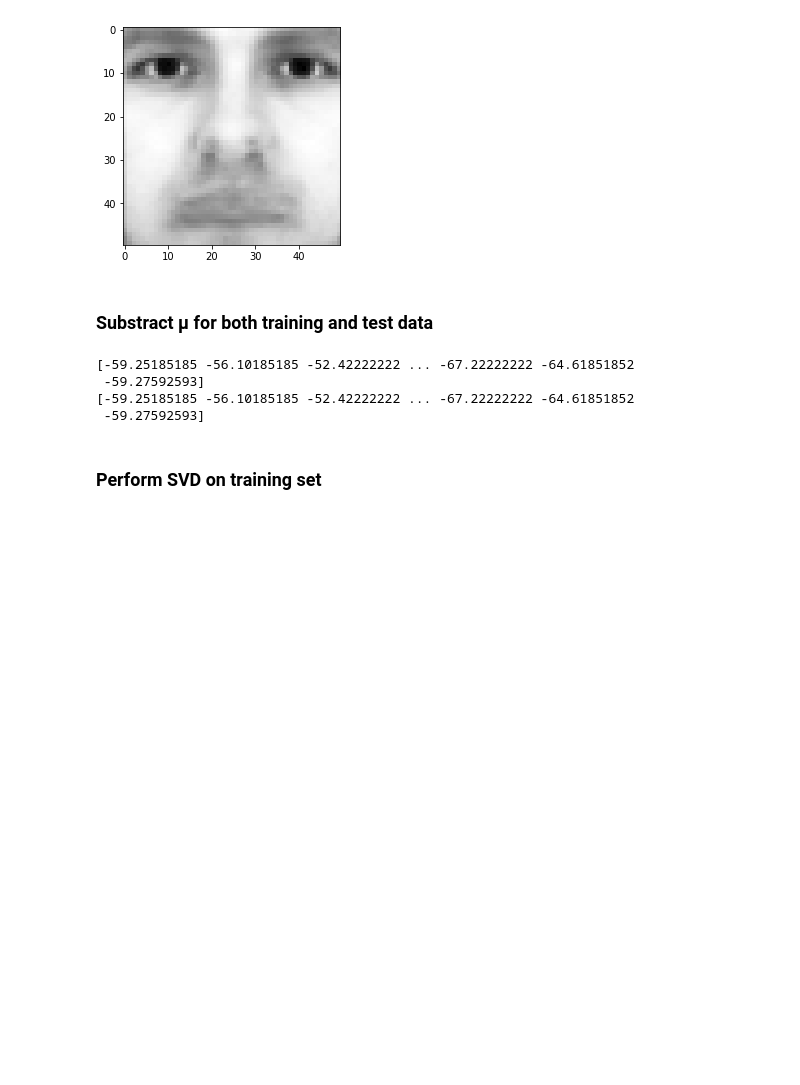
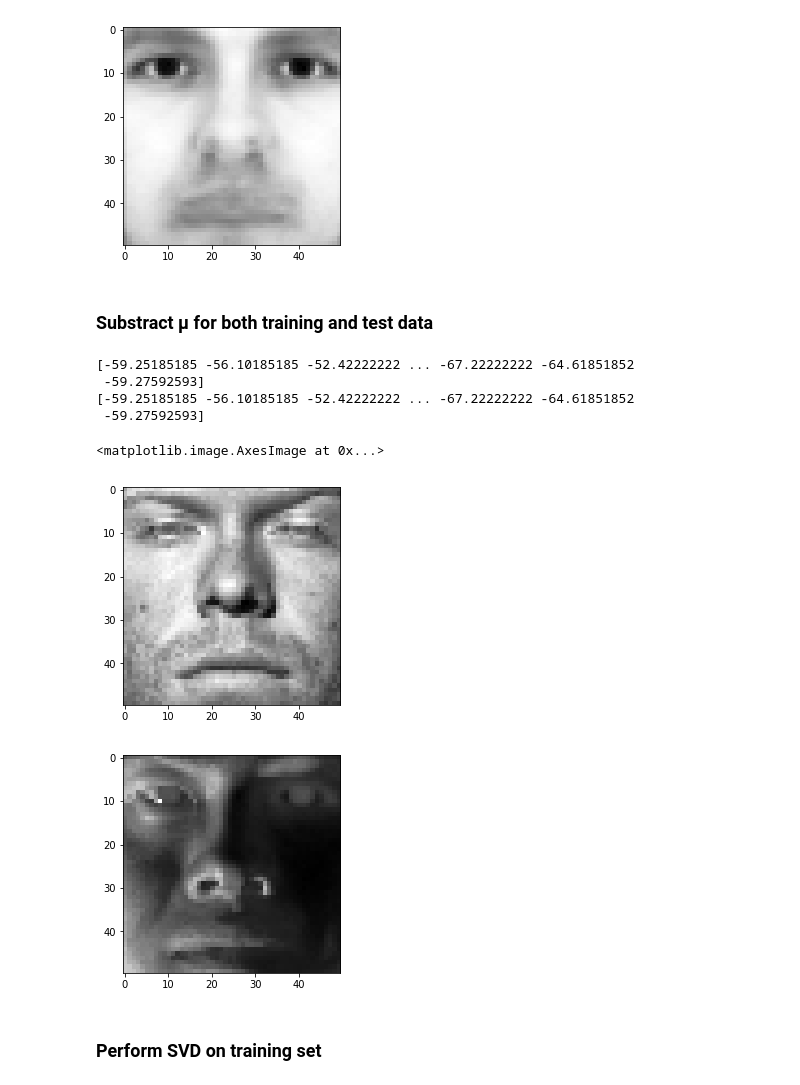
Before and after one commit to ctc316/Eigenface, a Jupyter notebook: main.ipynb, the cells around one changed output. Cells and saved outputs as stored; diff of their text form; code cells hidden in the pictures; blank space fills up the shorter version.

```diff
--- a/main.ipynb
+++ b/main.ipynb
@@ -61,14 +61,20 @@ plt.imshow(avg_train.reshape(50, 50), cmap=cm.Greys_r)
 # %%
 train_data_norm = train_data - avg_train
 test_data_norm = test_data - avg_train
 
 print((train_data_norm - train_data)[0])
 print((test_data_norm - test_data)[0])
+plt.imshow(train_data_norm[10, :].reshape(50, 50), cmap=cm.Greys_r)
+plt.figure()
+plt.imshow(test_data_norm[10, :].reshape(50, 50), cmap=cm.Greys_r)
 # %% [output]
 [-59.25185185 -56.10185185 -52.42222222 ... -67.22222222 -64.61851852
  -59.27592593]
 [-59.25185185 -56.10185185 -52.42222222 ... -67.22222222 -64.61851852
  -59.27592593]
+<matplotlib.image.AxesImage at 0x...>
+[figure, added]
+[figure, added]
 # %% [markdown]
 ### Perform SVD on training set
 # %%
```
